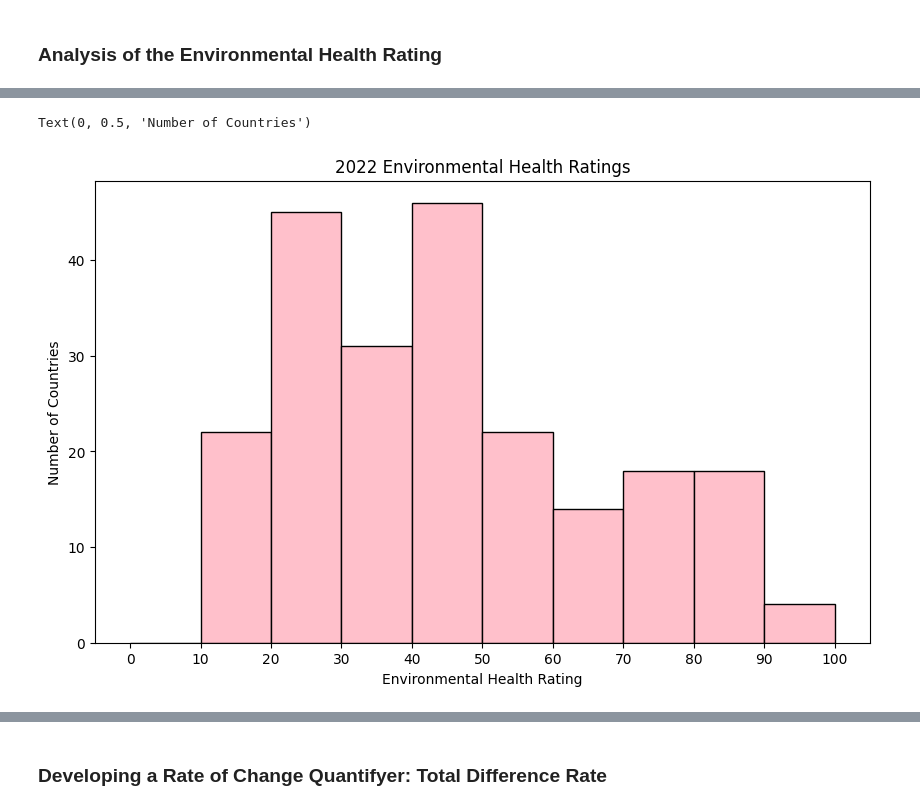
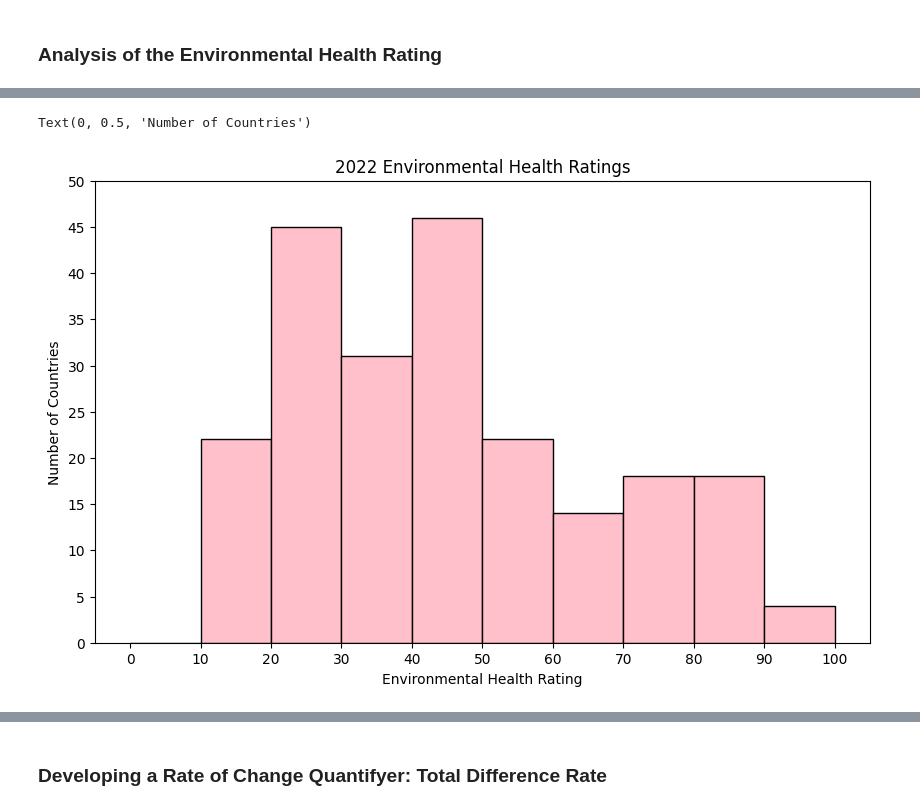
Before and after one commit to sussenbachtucker/DSCI235-Term-Project, a Jupyter notebook: DSCI235FinalProject.ipynb, the cells around one changed output, grey strips where cells are left out. Saved outputs shown, nothing was run; the diff lists cells and outputs as text; code cells hidden in the pictures.

```diff
--- a/DSCI235FinalProject.ipynb
+++ b/DSCI235FinalProject.ipynb
@@ -213,15 +248,16 @@ Analysis of best and worst weighted avgs
 # %%
 # Plot the rate of each country
 most_recent_avgs = weighted_avgs.droplevel("iso").reorder_levels(["year", "code"]).loc[2022]
 
 fig, ax = plt.subplots(figsize = (10, 6))
 
 ax.hist(most_recent_avgs["weighted_avg"], bins = np.linspace(0, 100, 11), color = "pink", edgecolor = "black")
 ax.set_xticks(np.linspace(0, 100, 11))
+ax.set_yticks(np.linspace(0,50,11))
 ax.set_title("2022 Environmental Health Ratings")
 ax.set_xlabel("Environmental Health Rating")
 ax.set_ylabel("Number of Countries")
 # %% [output]
 Text(0, 0.5, 'Number of Countries')
-[figure, old version]
+[figure, new version]
 # %% [markdown]
```
Also changed, not shown: parts of 22 cells of this notebook.
